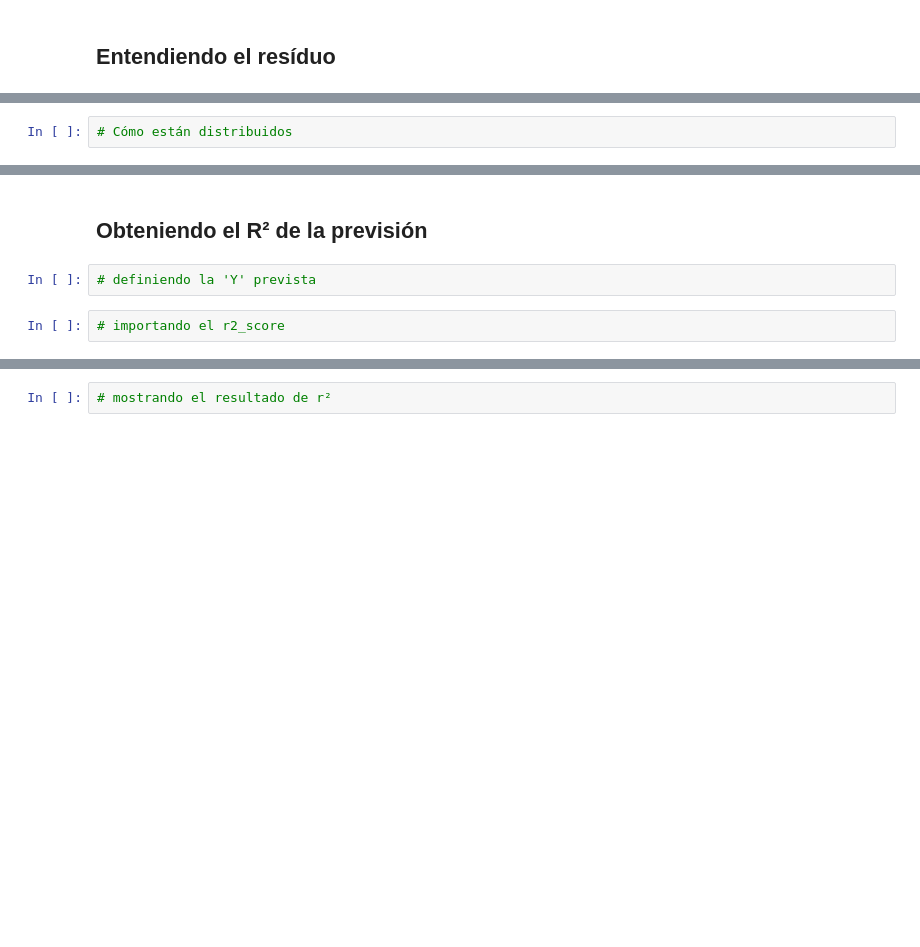
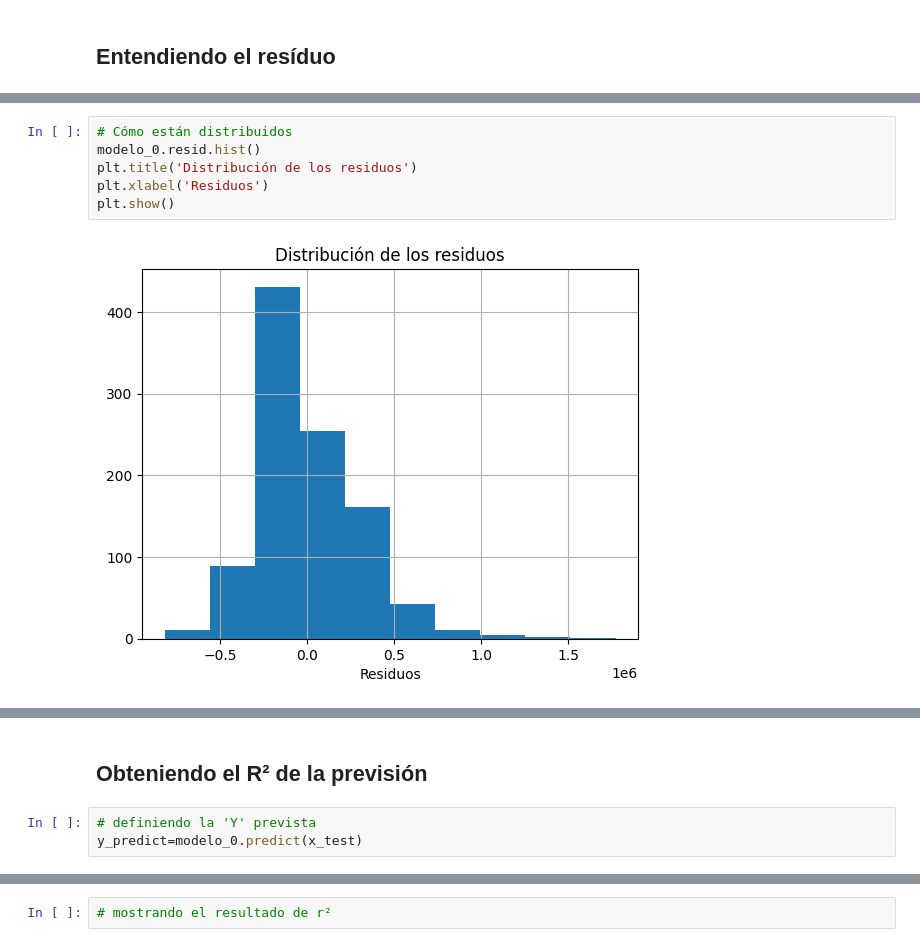
Before and after one commit to Tecindes/PrecioCasas, a Jupyter notebook: precios_de_inmuebles_regresion_lineal.ipynb, the cells around one changed output, grey strips where cells are left out. Saved outputs shown, nothing was run; the diff lists cells and outputs as text; blank space fills up the shorter version.

```diff
--- a/precios_de_inmuebles_regresion_lineal.ipynb
+++ b/precios_de_inmuebles_regresion_lineal.ipynb
@@ -226,10 +242,15 @@ np.float64(0.37728010994297867)
-# %%
-# Cómo están distribuidos
+# %%
+# Cómo están distribuidos
+modelo_0.resid.hist()
+plt.title('Distribución de los residuos')
+plt.xlabel('Residuos')
+plt.show()
+# %% [output]
+[figure, added]
 # %% [markdown]
 <img src="https://i.ibb.co/zGTB35V/residuos.png" alt="residuos" border="0">
 # %% [markdown]
 ## Obteniendo el R² de la previsión
 # %%
 # definiendo la 'Y' prevista
+y_predict=modelo_0.predict(x_test)
-# %%
-# importando el r2_score
```
Also changed, not shown: parts of 2 cells of this notebook.
